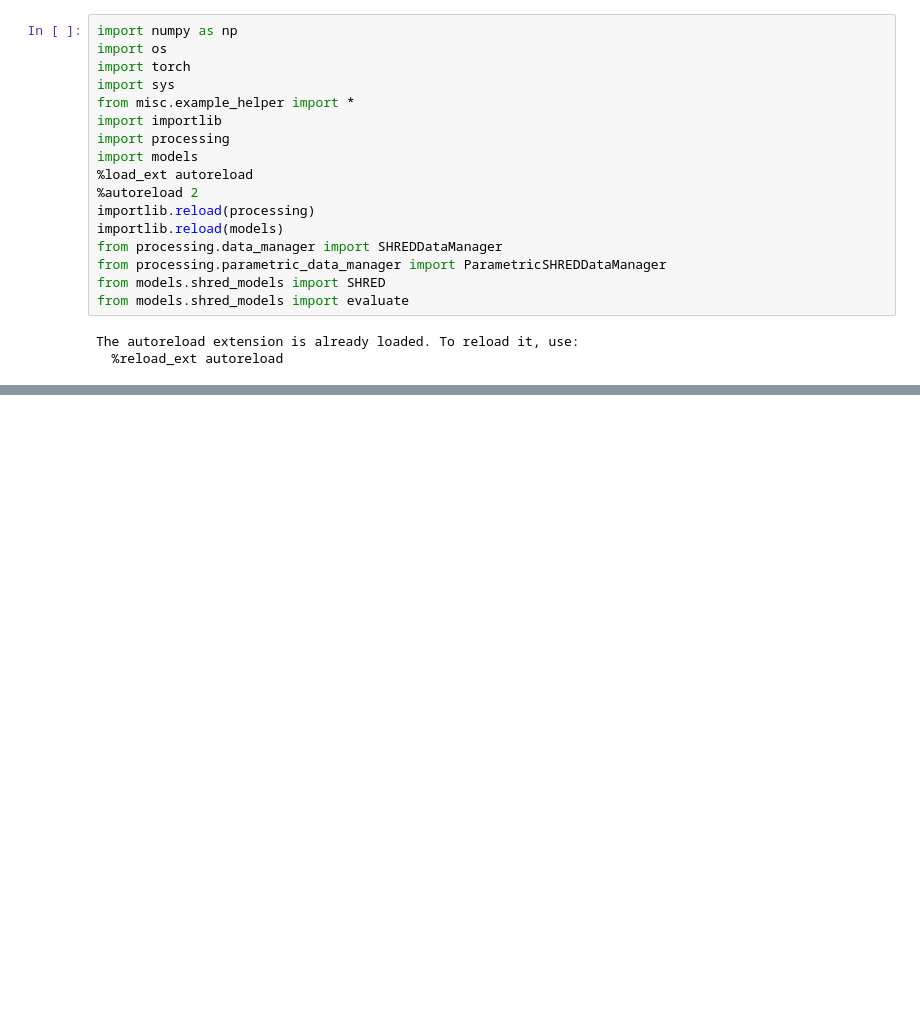
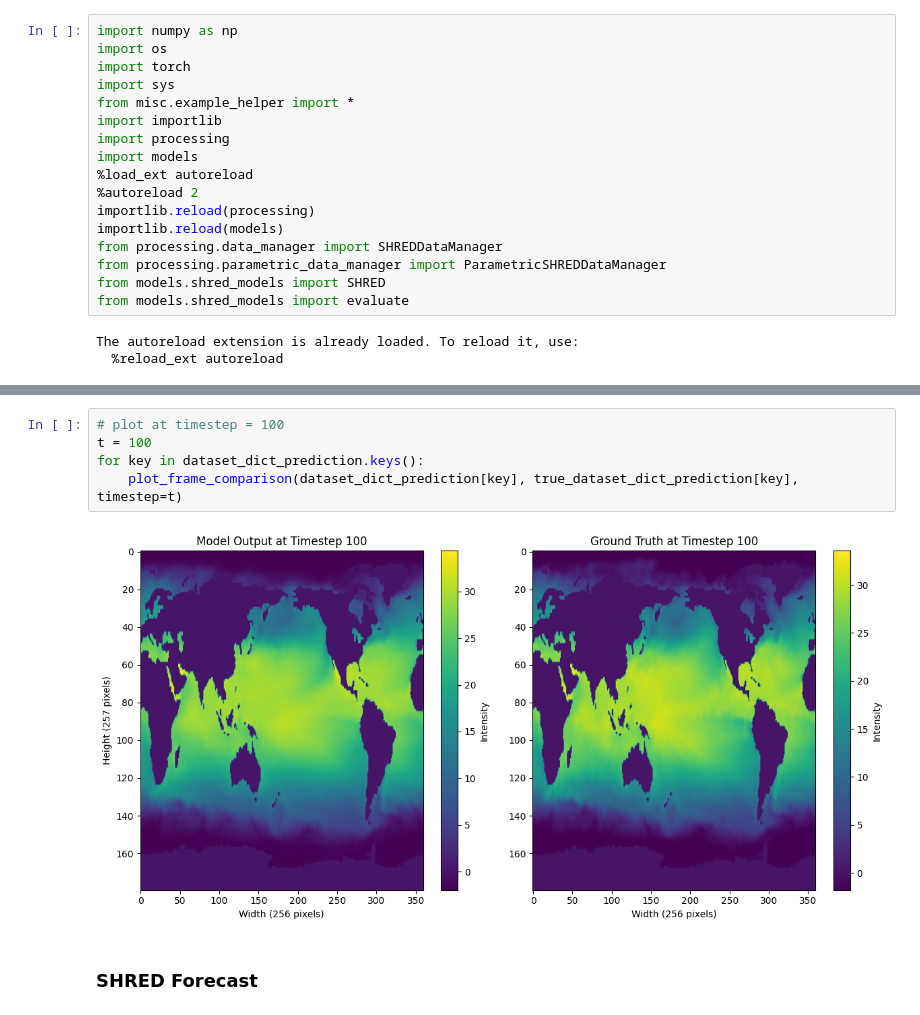
Before and after one commit to PyShred-Dev/pyshred-legacy, a Jupyter notebook: PySHRED_SST.ipynb, the cells around one changed output, grey strips where cells are left out. Cells and saved outputs as stored; diff of their text form; blank space fills up the shorter version.

```diff
--- a/PySHRED_SST.ipynb
+++ b/PySHRED_SST.ipynb
@@ -86,0 +111,9 @@ reconstruction.shape
+# %%
+# plot at timestep = 100
+t = 100
+for key in dataset_dict_prediction.keys():
+    plot_frame_comparison(dataset_dict_prediction[key], true_dataset_dict_prediction[key], timestep=t)
+# %% [output]
+[figure, added]
+# %% [markdown]
+### SHRED Forecast
```
Also changed, not shown: parts of 19 cells of this notebook.
